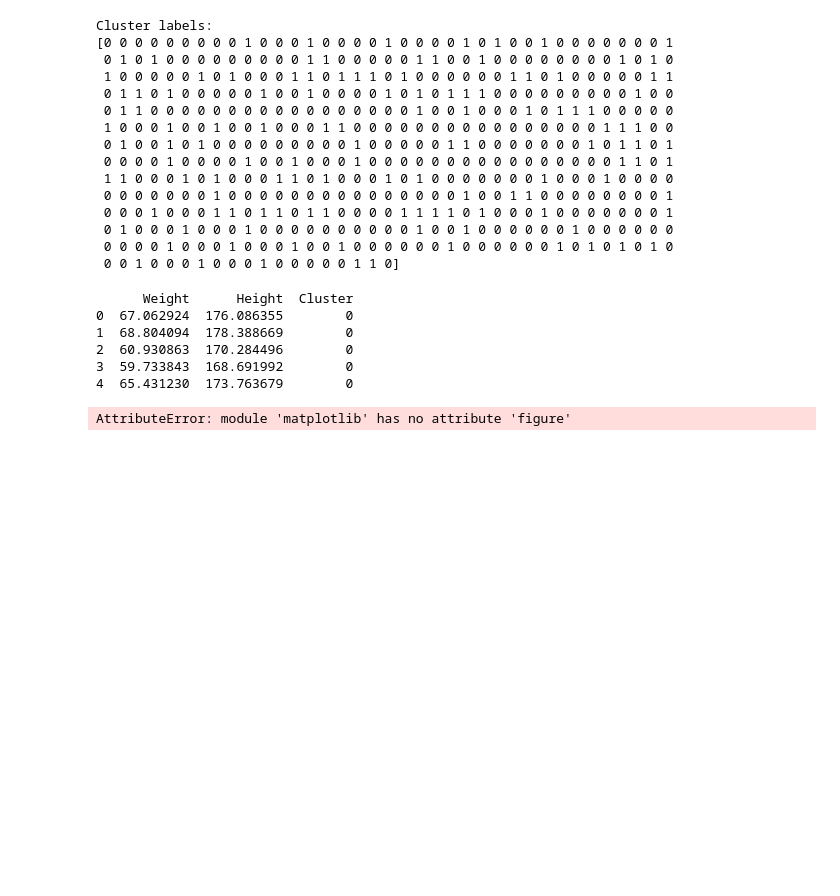
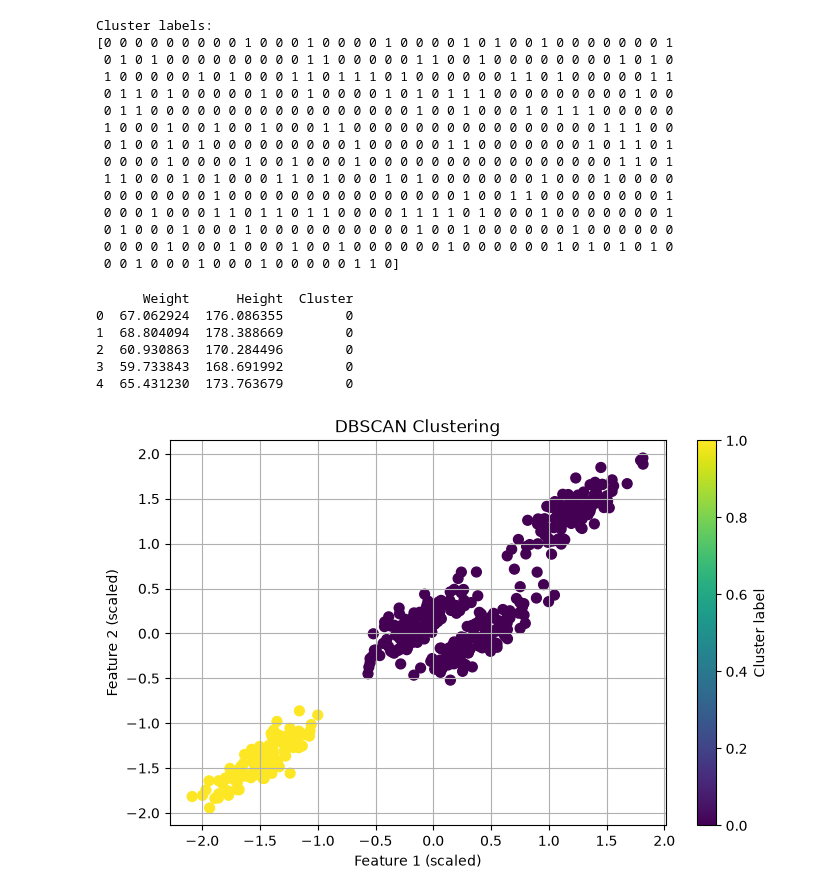
Before and after one commit to rohitapasale/ml_lab, a Jupyter notebook: dbscan.ipynb, the cells around one changed output. Cells and saved outputs as stored; diff of their text form; code cells hidden in the pictures; blank space fills up the shorter version.

```diff
--- a/dbscan.ipynb
+++ b/dbscan.ipynb
@@ -74,19 +74,19 @@ print(df.head())
 # %%
 plt.figure(figsize=(8, 5))
 
 plt.scatter(
-    x_scaled[:, 0],
-    x_scaled[:, 1],
+    X_scaled[:, 0],
+    X_scaled[:, 1],
     c=labels,
     cmap="viridis",
     s=50
 )
 
 plt.xlabel("Feature 1 (scaled)")
 plt.ylabel("Feature 2 (scaled)")
 plt.title("DBSCAN Clustering")
 plt.colorbar(label="Cluster label")
 plt.grid(True)
 plt.show()
 # %% [output]
-AttributeError: module 'matplotlib' has no attribute 'figure'
+[figure, added]
```
Also changed, not shown: parts of 1 cell of this notebook, 1 other file.
